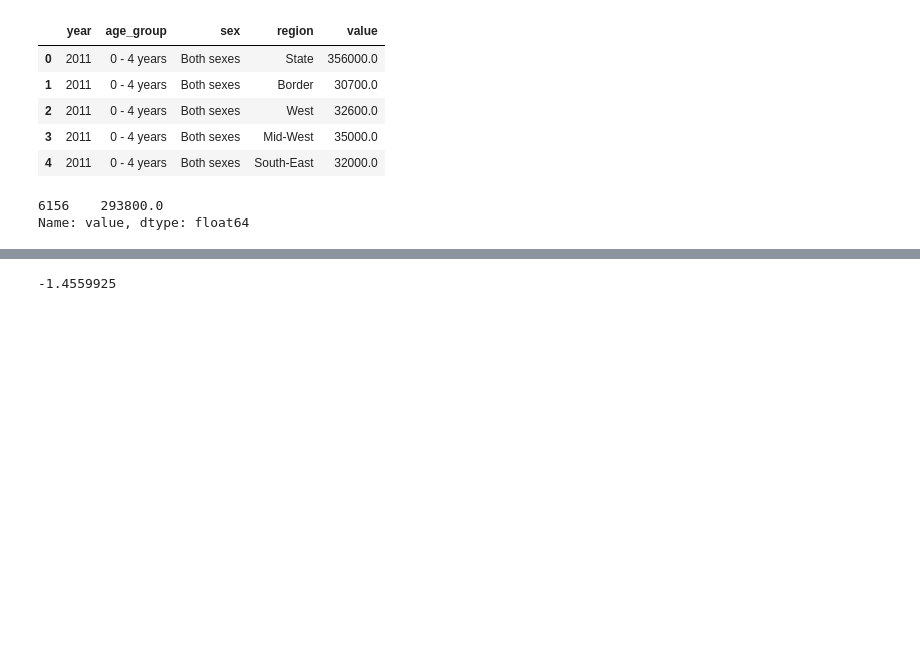
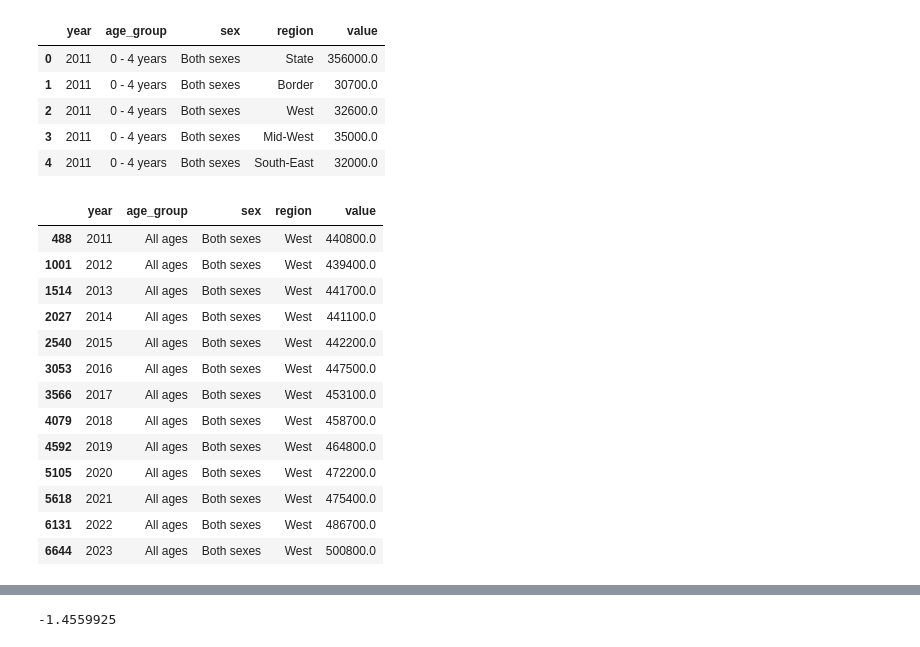
Before and after one commit to shyamghan17/Assignments, a Jupyter notebook: Population_dataset.ipynb, the cells around one changed output, grey strips where cells are left out. Drawn from its saved outputs; the diff is of its cells as text; code cells hidden in the pictures; blank space fills up the shorter version.

```diff
--- a/Population_dataset.ipynb
+++ b/Population_dataset.ipynb
@@ -90,9 +91,22 @@ filt1 = (df['age_group'] == '0 - 4 years') & (df['sex'] == 'Both sexes') & (df['
 # %%
 pop_2011 = df.loc[filt1]
 pop_2011.loc[pop_2011['year']==2023, 'value']
+pop_2011
 # %% [output]
-6156    293800.0
-Name: value, dtype: float64
+|  | year | age_group | sex | region | value |
+| 488 | 2011 | All ages | Both sexes | West | 440800.0 |
+| 1001 | 2012 | All ages | Both sexes | West | 439400.0 |
+| 1514 | 2013 | All ages | Both sexes | West | 441700.0 |
+| 2027 | 2014 | All ages | Both sexes | West | 441100.0 |
+| 2540 | 2015 | All ages | Both sexes | West | 442200.0 |
+| 3053 | 2016 | All ages | Both sexes | West | 447500.0 |
+| 3566 | 2017 | All ages | Both sexes | West | 453100.0 |
+| 4079 | 2018 | All ages | Both sexes | West | 458700.0 |
+| 4592 | 2019 | All ages | Both sexes | West | 464800.0 |
+| 5105 | 2020 | All ages | Both sexes | West | 472200.0 |
+| 5618 | 2021 | All ages | Both sexes | West | 475400.0 |
+| 6131 | 2022 | All ages | Both sexes | West | 486700.0 |
+| 6644 | 2023 | All ages | Both sexes | West | 500800.0 |
 # %%
 import matplotlib.pyplot as plt
 # %%
```
Also changed, not shown: parts of 5 cells of this notebook, 1 other file.
